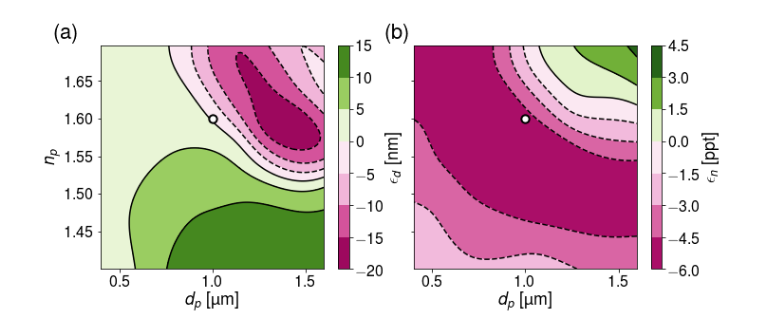
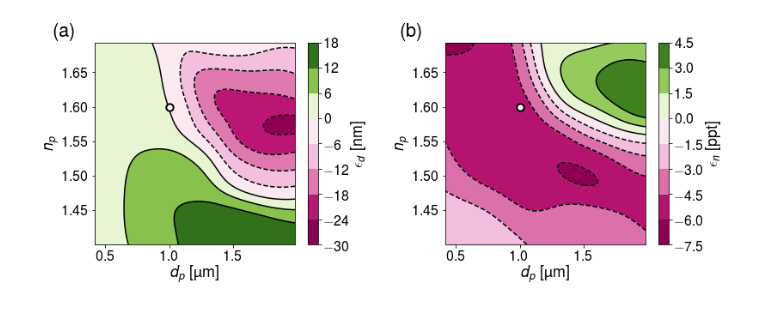
Before and after one commit to laltman2/DDA_binding_assays, a Jupyter notebook: Sphere_Validation_Plot.ipynb, the cells around one changed output. Saved outputs shown, nothing was run; the diff lists cells and outputs as text; code cells hidden in the pictures.

```diff
--- a/Sphere_Validation_Plot.ipynb
+++ b/Sphere_Validation_Plot.ipynb
@@ -145,7 +145,7 @@ def distribution(data, value, nx=100, ny=100):
     rho = akde_nd(data, sample)
     return (rhow/rho).reshape(nx, ny), xx, yy
 # %%
-with open('data/DDA_sphere_validation.json', 'r') as f:
+with open('data/DDA_sphere_validation_largerange.json', 'r') as f:
     data = json.load(f)
 
 df = pd.DataFrame(data)
@@ -161,25 +161,26 @@ dn_p = (n_fit - df.n_p).to_numpy()*1e3
 dda_p, xx, yy = distribution([d_p, n_p], da_p)
 ddn_p, xx, yy = distribution([d_p, n_p], dn_p)
 # %%
-fig, axes = plt.subplots(1, 2, figsize=(10,4), sharey=True)
+fig, axes = plt.subplots(1, 2, figsize=(11,4))
 
 dd = [dda_p, ddn_p]
 labels = [r'$\epsilon_d$ [\si{nm}]',
           r'$\epsilon_n$ [ppt]']
 letters = [r'(a)', r'(b)']
 for n, ax in enumerate(axes):
     ct = ax.contourf(xx, yy, dd[n], cmap='PiYG', norm=MidpointNormalize(midpoint=0,vmin=np.min(dd[n]), vmax=np.max(dd[n])))
     ax.contour(xx, yy, dd[n], colors='k')
     cb = fig.colorbar(ct, ax=ax)
     cb.set_label(labels[n])
     ax.set_xlabel(r'$d_p$ [\si{\um}]')
     ax.scatter([1.0], [1.60], color='white', edgecolor='black', s=70, linewidth=2, zorder=10)
-    fig.text(0.485*n+0.015,1, letters[n], fontsize=22)
-axes[0].set_ylabel(r'$n_p$')
+    fig.text(0.51*n+0.015,1, letters[n], fontsize=22)
+    ax.set_ylabel(r'$n_p$')
 
 
 fig.tight_layout(pad=0.1)
+fig.subplots_adjust(wspace=0.4)
 
-savefig(fig, 'figures/sphere_validation.png')
+savefig(fig, 'figures/sphere_validation03.png')
 # %% [output]
-[figure, old version]
+[figure, new version]
```
Also changed, not shown: 10 other files.
